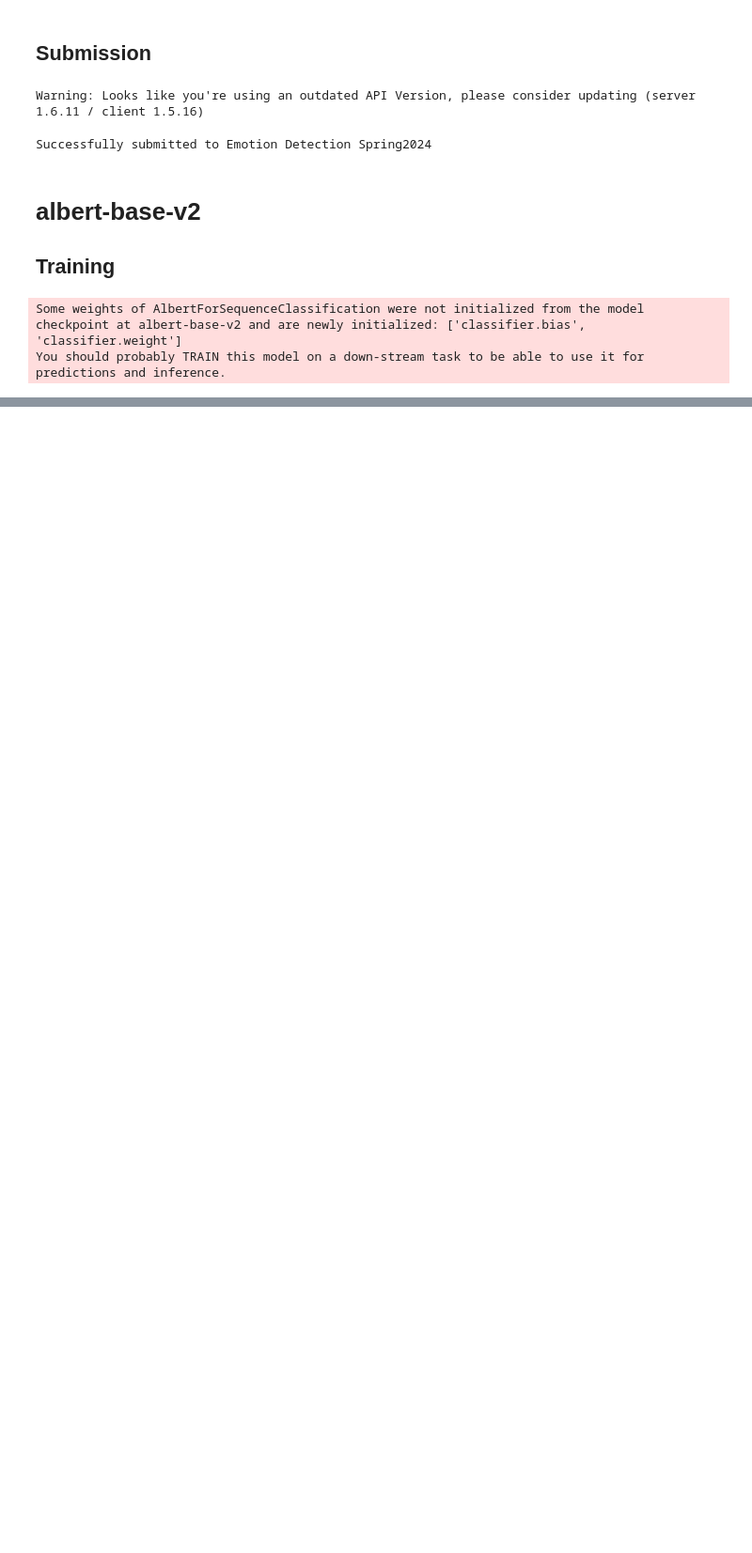
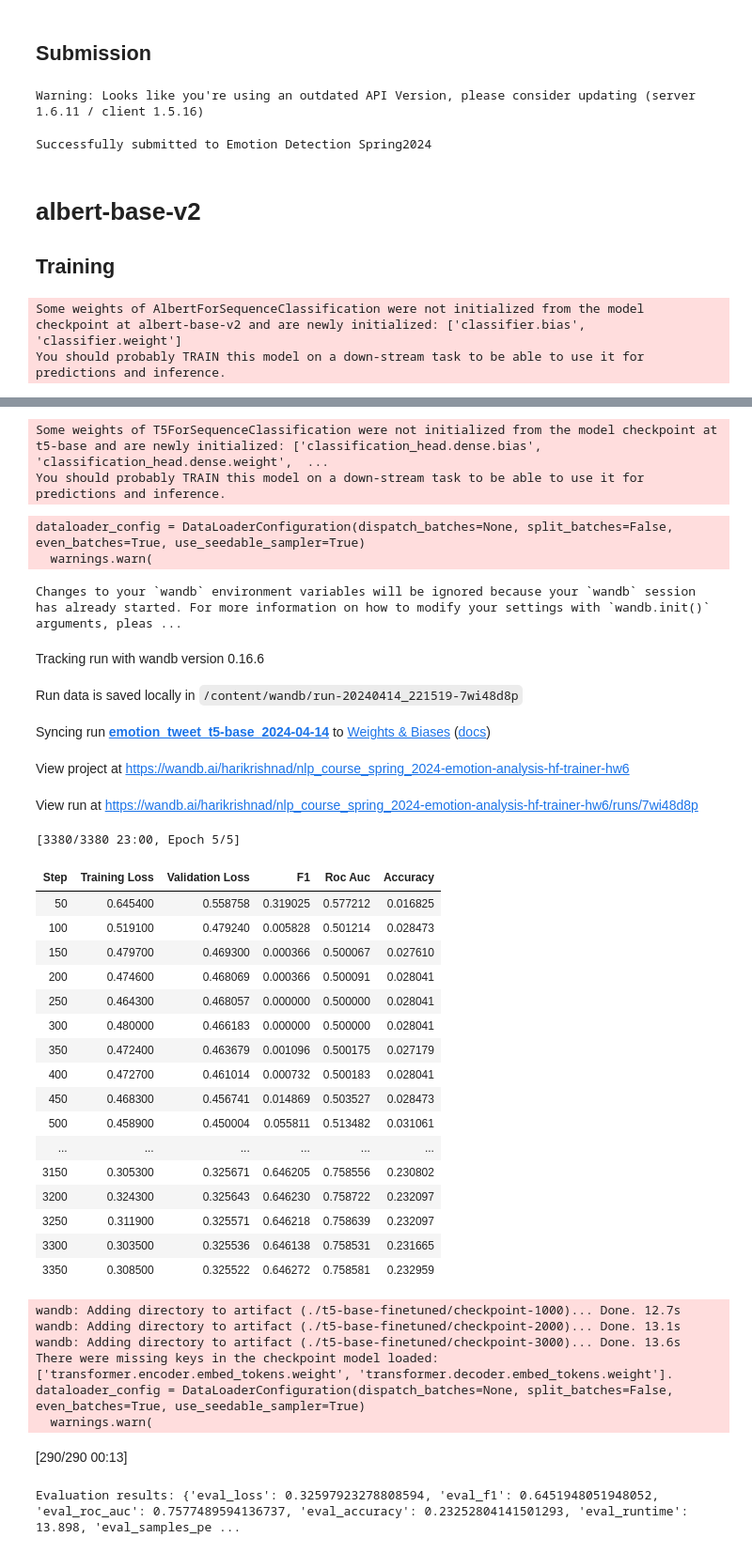
Before and after one commit to harikrishnad1997/BUAN_6342_Applied_Natural_Language_Processing, a Jupyter notebook: HW/Harikrishna_Dev_HW_6.ipynb, the cells around one changed output, grey strips where cells are left out. Shown at 94% size. Saved outputs shown, nothing was run; the diff lists cells and outputs as text; code cells hidden in the pictures; blank space fills up the shorter version.

```diff
--- a/HW/Harikrishna_Dev_HW_6.ipynb
+++ b/HW/Harikrishna_Dev_HW_6.ipynb
@@ -801,0 +930,51 @@ Find logs at: ./wandb/run-20240412_050417-npw737cz/logs
+# %%
+free_memory()
+classifier = MultiLabelClassifier(
+    model_name="t5-base",
+    labels=label_columns,
+    batch_size=8,
+    learning_rate=2e-5,
+    num_epochs=5,
+    metric_name="f1",
+    threshold=0.5
+)
+# %% [output]
+Some weights of T5ForSequenceClassification were not initialized from the model checkpoint at t5-base and are newly initialized: ['classification_head.dense.bias', 'classification_head.dense.weight',  ...
+You should probably TRAIN this model on a down-stream task to be able to use it for predictions and inference.
+# %%
+classifier.train(trainset['train'], trainset['test'])
+# %% [output]
+dataloader_config = DataLoaderConfiguration(dispatch_batches=None, split_batches=False, even_batches=True, use_seedable_sampler=True)
+  warnings.warn(
+Changes to your `wandb` environment variables will be ignored because your `wandb` session has already started. For more information on how to modify your settings with `wandb.init()` arguments, pleas ...
+Tracking run with wandb version 0.16.6
+Run data is saved locally in /content/wandb/run-20240414_221519-7wi48d8p
+Syncing run emotion_tweet_t5-base_2024-04-14 to Weights & Biases (docs)
+View project at https://wandb.ai/harikrishnad/nlp_course_spring_2024-emotion-analysis-hf-trainer-hw6
+View run at https://wandb.ai/harikrishnad/nlp_course_spring_2024-emotion-analysis-hf-trainer-hw6/runs/7wi48d8p
+[3380/3380 23:00, Epoch 5/5]
+| Step | Training Loss | Validation Loss | F1 | Roc Auc | Accuracy |
+| 50 | 0.645400 | 0.558758 | 0.319025 | 0.577212 | 0.016825 |
+| 100 | 0.519100 | 0.479240 | 0.005828 | 0.501214 | 0.028473 |
+| 150 | 0.479700 | 0.469300 | 0.000366 | 0.500067 | 0.027610 |
+| 200 | 0.474600 | 0.468069 | 0.000366 | 0.500091 | 0.028041 |
+| 250 | 0.464300 | 0.468057 | 0.000000 | 0.500000 | 0.028041 |
+| 300 | 0.480000 | 0.466183 | 0.000000 | 0.500000 | 0.028041 |
+| 350 | 0.472400 | 0.463679 | 0.001096 | 0.500175 | 0.027179 |
+| 400 | 0.472700 | 0.461014 | 0.000732 | 0.500183 | 0.028041 |
+| 450 | 0.468300 | 0.456741 | 0.014869 | 0.503527 | 0.028473 |
+| 500 | 0.458900 | 0.450004 | 0.055811 | 0.513482 | 0.031061 |
+| ... | ... | ... | ... | ... | ... |
+| 3150 | 0.305300 | 0.325671 | 0.646205 | 0.758556 | 0.230802 |
+| 3200 | 0.324300 | 0.325643 | 0.646230 | 0.758722 | 0.232097 |
+| 3250 | 0.311900 | 0.325571 | 0.646218 | 0.758639 | 0.232097 |
+| 3300 | 0.303500 | 0.325536 | 0.646138 | 0.758531 | 0.231665 |
+| 3350 | 0.308500 | 0.325522 | 0.646272 | 0.758581 | 0.232959 |
+wandb: Adding directory to artifact (./t5-base-finetuned/checkpoint-1000)... Done. 12.7s
+wandb: Adding directory to artifact (./t5-base-finetuned/checkpoint-2000)... Done. 13.1s
+wandb: Adding directory to artifact (./t5-base-finetuned/checkpoint-3000)... Done. 13.6s
+There were missing keys in the checkpoint model loaded: ['transformer.encoder.embed_tokens.weight', 'transformer.decoder.embed_tokens.weight'].
+dataloader_config = DataLoaderConfiguration(dispatch_batches=None, split_batches=False, even_batches=True, use_seedable_sampler=True)
+  warnings.warn(
+[290/290 00:13]
+Evaluation results: {'eval_loss': 0.32597923278808594, 'eval_f1': 0.6451948051948052, 'eval_roc_auc': 0.7577489594136737, 'eval_accuracy': 0.23252804141501293, 'eval_runtime': 13.898, 'eval_samples_pe ...
```
Also changed, not shown: parts of 35 cells of this notebook, 1 other file.
